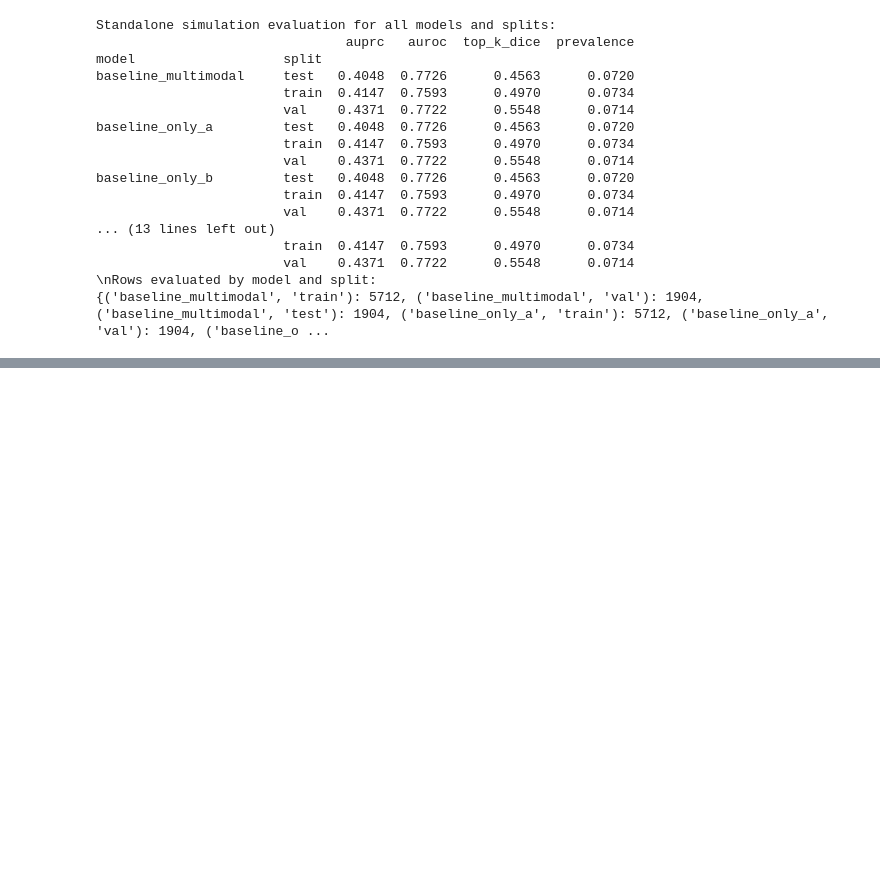
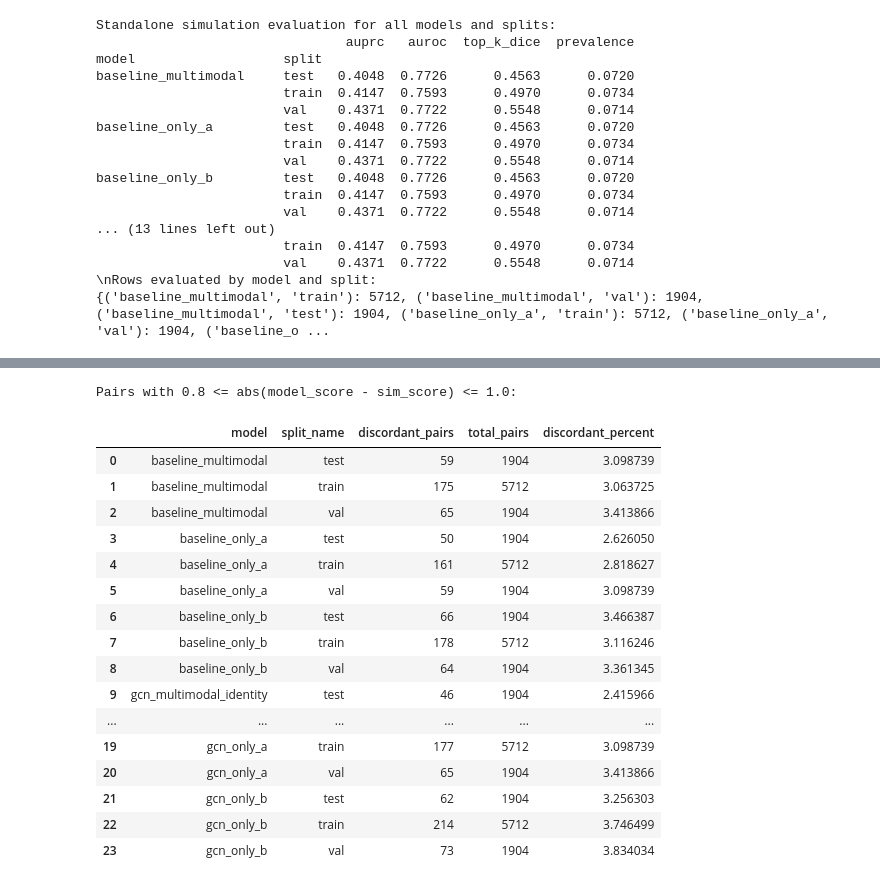
Before and after one commit to sujaykumarmag/epileptic_zone_localization, a Jupyter notebook: post_process.ipynb, the cells around one changed output, grey strips where cells are left out. Drawn from its saved outputs; the diff is of its cells as text; code cells hidden in the pictures; blank space fills up the shorter version.

```diff
--- a/post_process.ipynb
+++ b/post_process.ipynb
@@ -118,12 +161,12 @@ baseline_only_b         test   0.4048  0.7726      0.4563      0.0720
 # %%
-# Correlation between model predict_score and sim_score for every split.
+# Correlation between model_score and sim_score for every split.
 from scipy.stats import pearsonr, spearmanr
 
 correlation_rows = []
 for model_name, predictions in model_predictions.items():
     for split_name in ["train", "val", "test"]:
         split_predictions = predictions[predictions["split"] == split_name]
-        model_scores = split_predictions["predict_score"].to_numpy()
+        model_scores = split_predictions["model_score"].to_numpy()
         simulation_scores_for_split = split_predictions["sim_score"].to_numpy()
 
         correlation_rows.append({
@@ -144,6 +187,6 @@ correlation_table = (
     .sort_index()
 )
 
-print("Correlation between model predict_score and sim_score:")
+print("Correlation between model_score and sim_score:")
 print(correlation_table.round(4))
 # %% [output]
@@ -268,0 +415,48 @@ baseline_only_b         test   0.5242  0.8118      0.5343      0.0720
+# %%
+# Count highly discordant model/simulation pairs.
+DISCORDANCE_LOWER = 0.8
+DISCORDANCE_UPPER = 1.0
+
+count_source = disagreement_table.copy()
+count_source["is_highly_discordant"] = count_source[
+    "absolute_difference"
+].between(DISCORDANCE_LOWER, DISCORDANCE_UPPER, inclusive="both")
+
+discordant_pair_counts = (
+    count_source
+    .groupby(["model", "split_name"], sort=True)
+    .agg(
+        discordant_pairs=("is_highly_discordant", "sum"),
+        total_pairs=("is_highly_discordant", "size"),
+    )
+    .reset_index()
+)
+discordant_pair_counts["discordant_percent"] = (
+    100 * discordant_pair_counts["discordant_pairs"]
+    / discordant_pair_counts["total_pairs"]
+)
+
+print(
+    f"Pairs with {DISCORDANCE_LOWER:.1f} <= abs(model_score - sim_score) "
+    f"<= {DISCORDANCE_UPPER:.1f}:"
+)
+discordant_pair_counts
+# %% [output]
+Pairs with 0.8 <= abs(model_score - sim_score) <= 1.0:
+|  | model | split_name | discordant_pairs | total_pairs | discordant_percent |
+| 0 | baseline_multimodal | test | 59 | 1904 | 3.098739 |
+| 1 | baseline_multimodal | train | 175 | 5712 | 3.063725 |
+| 2 | baseline_multimodal | val | 65 | 1904 | 3.413866 |
+| 3 | baseline_only_a | test | 50 | 1904 | 2.626050 |
+| 4 | baseline_only_a | train | 161 | 5712 | 2.818627 |
+| 5 | baseline_only_a | val | 59 | 1904 | 3.098739 |
+| 6 | baseline_only_b | test | 66 | 1904 | 3.466387 |
+| 7 | baseline_only_b | train | 178 | 5712 | 3.116246 |
+| 8 | baseline_only_b | val | 64 | 1904 | 3.361345 |
+| 9 | gcn_multimodal_identity | test | 46 | 1904 | 2.415966 |
+| ... | ... | ... | ... | ... | ... |
+| 19 | gcn_only_a | train | 177 | 5712 | 3.098739 |
+| 20 | gcn_only_a | val | 65 | 1904 | 3.413866 |
+| 21 | gcn_only_b | test | 62 | 1904 | 3.256303 |
+| 22 | gcn_only_b | train | 214 | 5712 | 3.746499 |
+| 23 | gcn_only_b | val | 73 | 1904 | 3.834034 |
```
Also changed, not shown: parts of 8 cells of this notebook, 6 other files.
